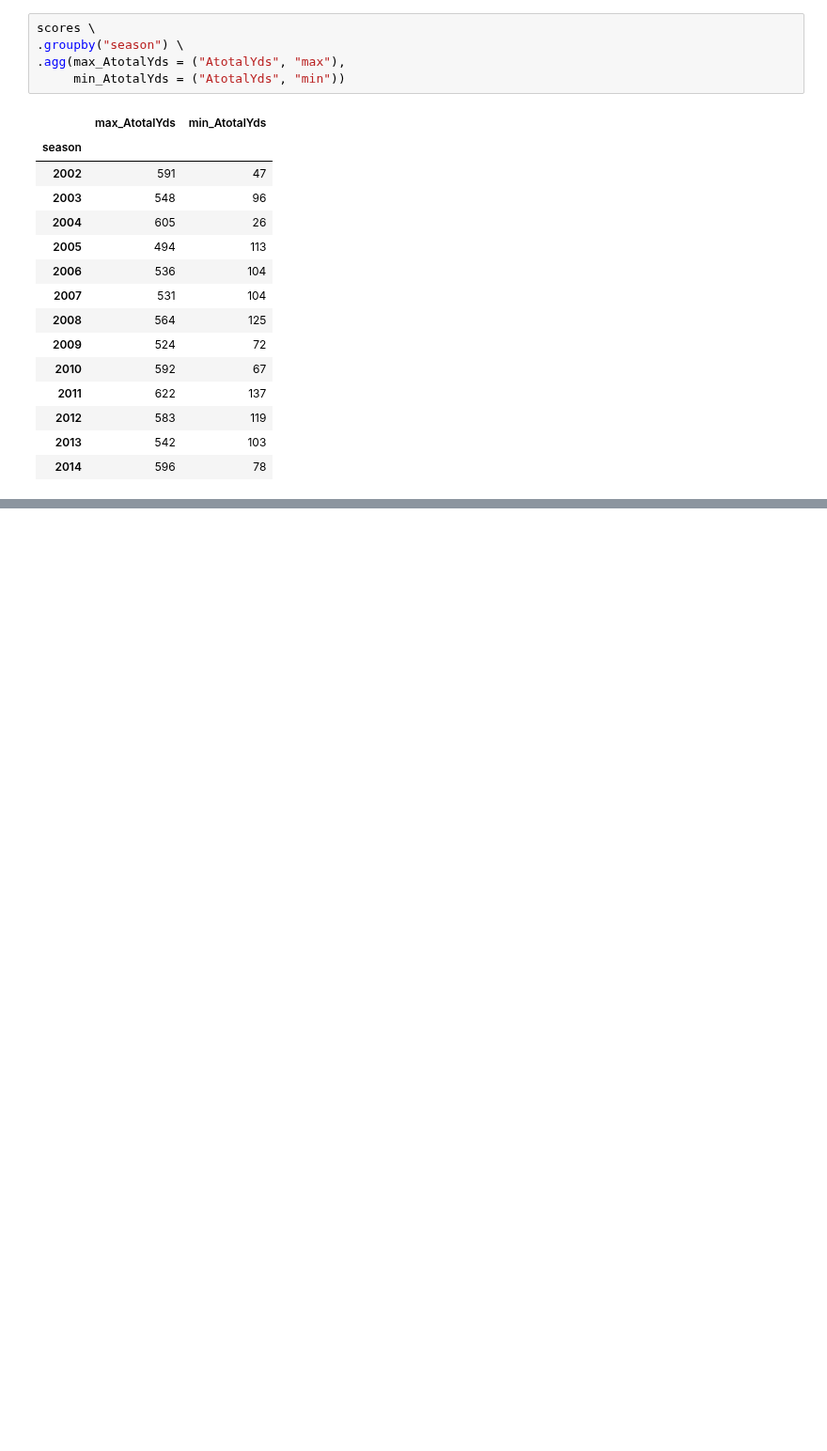
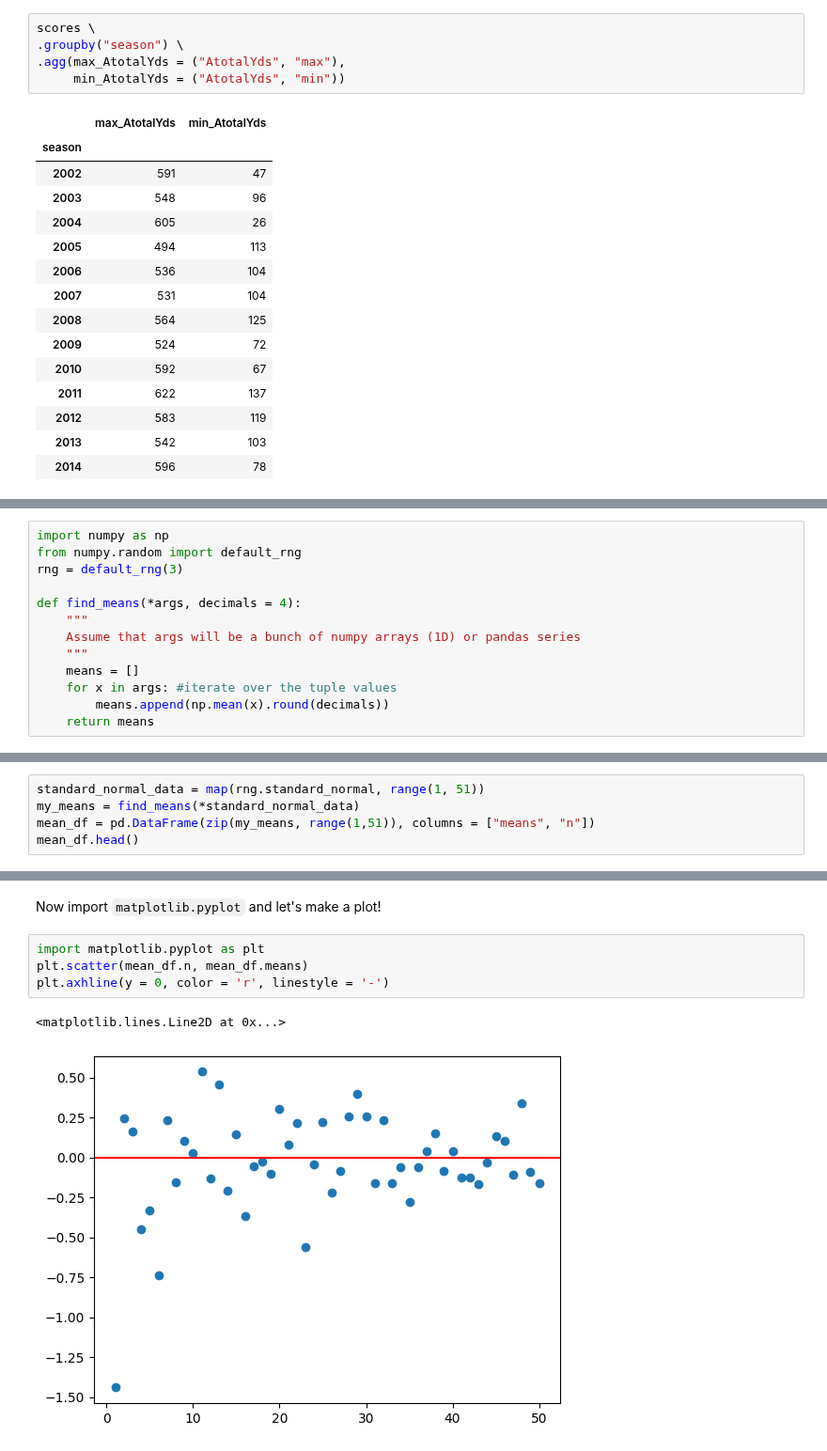
Before and after one commit to jbpost2/ST-554-Big-Data-With-Python-Course-Notes, a Jupyter notebook: Learning_Python.ipynb, the cells around one changed output, grey strips where cells are left out. Shown at 94% size. Cells and saved outputs as stored; diff of their text form; blank space fills up the shorter version.

```diff
--- a/Learning_Python.ipynb
+++ b/Learning_Python.ipynb
@@ -1259,0 +1328,13 @@ scores \
+# %%
+import numpy as np
+from numpy.random import default_rng
+rng = default_rng(3)
+
+def find_means(*args, decimals = 4):
+    """
+    Assume that args will be a bunch of numpy arrays (1D) or pandas series
+    """
+    means = []
+    for x in args: #iterate over the tuple values
+        means.append(np.mean(x).round(decimals))
+    return means
@@ -1259,0 +1373,5 @@ scores \
+# %%
+standard_normal_data = map(rng.standard_normal, range(1, 51))
+my_means = find_means(*standard_normal_data)
+mean_df = pd.DataFrame(zip(my_means, range(1,51)), columns = ["means", "n"])
+mean_df.head()
@@ -1259,0 +1385,9 @@ scores \
+# %% [markdown]
+Now import `matplotlib.pyplot` and let's make a plot!
+# %%
+import matplotlib.pyplot as plt
+plt.scatter(mean_df.n, mean_df.means)
+plt.axhline(y = 0, color = 'r', linestyle = '-')
+# %% [output]
+<matplotlib.lines.Line2D at 0x...>
+[figure, added]
```
Also changed, not shown: parts of 35 cells of this notebook.
